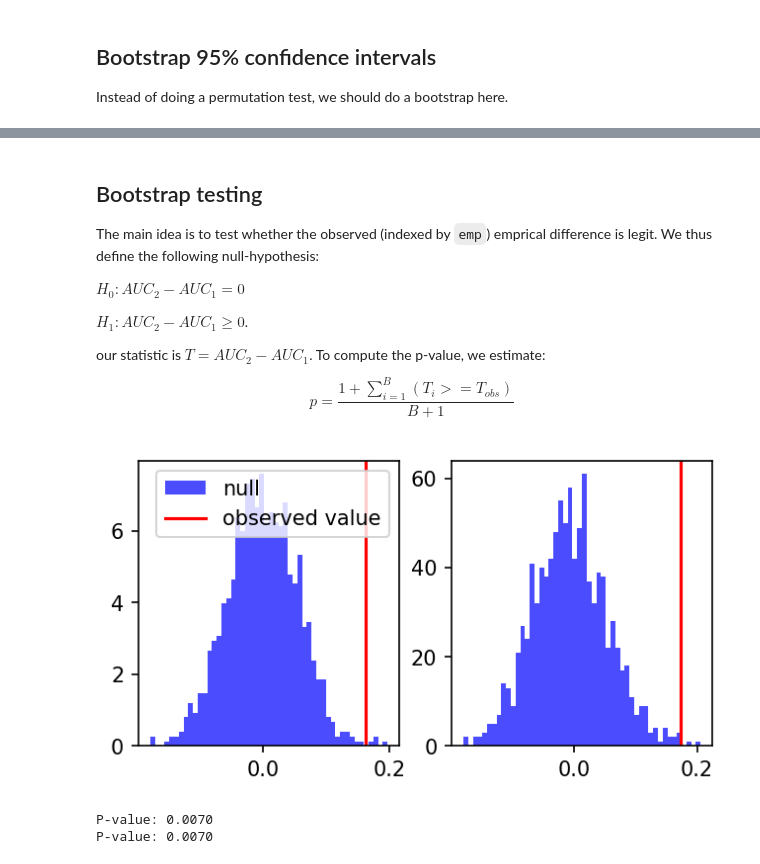
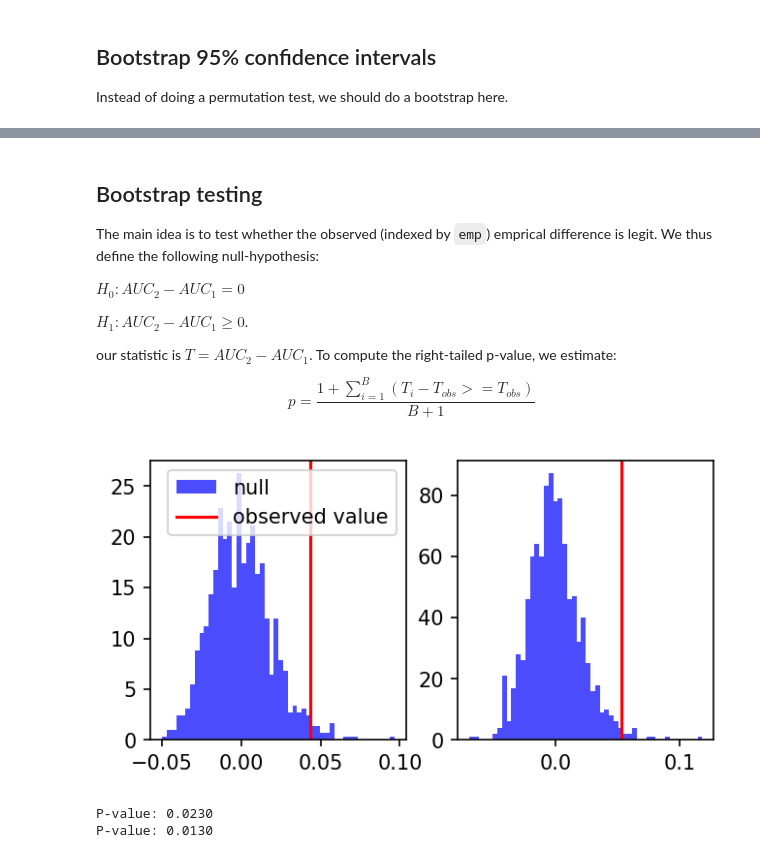
Before and after one commit to lext/ml-tutorials, a Jupyter notebook: Statistical_testing.ipynb, the cells around one changed output, grey strips where cells are left out. Cells and saved outputs as stored; diff of their text form; code cells hidden in the pictures.

```diff
--- a/Statistical_testing.ipynb
+++ b/Statistical_testing.ipynb
@@ -92,6 +102,10 @@ X = X.loc[~na_s].values
 y = 1*(y.loc[~na_s].values.squeeze() > 0)
 # %%
 X_train, X_test, y_train, y_test = train_test_split(X, y, test_size=0.3, stratify=y, random_state=SEED)
+# %%
+scaler = StandardScaler()
+X_train = scaler.fit_transform(X_train)
+X_test = scaler.transform(X_test)
 # %%
 print("Train size: ", X_train.shape[0])
 print("Test size: ", X_test.shape[0])
@@ -99,15 +113,11 @@ print("Test size: ", X_test.shape[0])
 Train size:  207
 Test size:  90
 # %%
-#scaler = StandardScaler()
-#X_train_sc = scaler.fit_transform(X_train)
-#X_test_sc = scaler.fit_transform(X_test)
-
-cls_1 = KNeighborsClassifier(n_neighbors=15)
+cls_1 = KNeighborsClassifier(n_neighbors=3)
 cls_1.fit(X_train, y_train)
 probs_1 = cls_1.predict_proba(X_test)[:, 1]
 
-cls_2 =  GradientBoostingClassifier(n_estimators=100, random_state=SEED)
+cls_2 =  KNeighborsClassifier(n_neighbors=9)
 cls_2.fit(X_train, y_train)
 probs_2 = cls_2.predict_proba(X_test)[:, 1]
 # %% [markdown]
@@ -144,17 +154,21 @@ n_samples = y_test.shape[0]
 combined_preds = np.hstack((probs_1, probs_2))
 
 for i in tqdm(range(n_permutations), total=n_permutations, desc="Permuting"):
-    ind = np.random.choice(combined_preds.shape[0], combined_preds.shape[0], replace=False)
+    # Create a random boolean mask. True means we swap predictions for that sample.
+    swap_mask = np.random.randint(0, 2, size=n_samples, dtype=bool)
 
-    shuffled_preds_1 = combined_preds[ind][:n_samples]
-    shuffled_preds_2 = combined_preds[ind][n_samples:]
+    # Use the mask to create the new shuffled prediction arrays
+    shuffled_preds_1 = np.where(swap_mask, probs_2, probs_1)
+    shuffled_preds_2 = np.where(swap_mask, probs_1, probs_2)
 
+    # Calculate metrics on the correctly permuted predictions
     auc_1 = roc_auc_score(y_test, shuffled_preds_1)
     auc_2 = roc_auc_score(y_test, shuffled_preds_2)
 
     ap_1 = average_precision_score(y_test, shuffled_preds_1)
     ap_2 = average_precision_score(y_test, shuffled_preds_2)
 
+    # Store the difference from this permutation
     auc_array.append(auc_2 - auc_1)
     ap_array.append(ap_2 - ap_1)
 
@@ -164,7 +178,7 @@ plt.figure(figsize=(3, 3), dpi=150)
 plt.hist(auc_array, bins=50)
 plt.axvline(auc_diff_emp, color='red')
 plt.show()
-pval = np.mean(np.array(auc_array) > auc_diff_emp)
+pval = np.mean(np.array(auc_array) >= auc_diff_emp)
 print("P-val, AUC: ", pval)
 print("")
 
@@ -174,7 +188,7 @@ plt.figure(figsize=(3, 3), dpi=150)
 plt.hist(ap_array, bins=50)
 plt.axvline(ap_diff_emp, color='red')
 plt.show()
-pval = np.mean(np.array(ap_array) > ap_diff_emp)
+pval = np.mean(np.array(ap_array) >= ap_diff_emp)
 print("P-val, AP: ", pval)
 # %% [output]
 == AUC ==
@@ -260,33 +274,33 @@ $H_0: AUC_2 - AUC_1 = 0$
 
 $H_1: AUC_2 - AUC_1 \geq 0$.
 
-our statistic is $T = AUC_2 - AUC_1$. To compute the p-value, we estimate:
+our statistic is $T = AUC_2 - AUC_1$. To compute the right-tailed p-value, we estimate:
 
-$$p= \frac{1 + \sum_{i=1}^B(T_i >= T_{obs})}{B + 1}$$
+$$p= \frac{1 + \sum_{i=1}^B(T_i - T_{obs}>= T_{obs})}{B + 1}$$
 # %%
 plt.figure(figsize=(5, 2.5), dpi=150)
 plt.subplot(121)
 
-null_distribution = auc_array[:, 1] - auc_array[:, 0] - auc_diff_emp
-plt.hist(null_distribution, bins=50, color='blue', alpha=0.7, label="null", density=True,)
+null_distribution_auc = auc_array[:, 1] - auc_array[:, 0] - auc_diff_emp
+plt.hist(null_distribution_auc, bins=50, color='blue', alpha=0.7, label="null", density=True,)
 plt.axvline(auc_diff_emp, color='red', label="observed value")
 plt.legend()
 plt.savefig("model_selection/auc_sd.pdf", bbox_inches="tight")
 plt.subplot(122)
 
-null_distribution = ap_array[:, 1] - ap_array[:, 0] - ap_diff_emp
-plt.hist(null_distribution, bins=50, color="blue", alpha=0.7, label="null")
+null_distribution_ap = ap_array[:, 1] - ap_array[:, 0] - ap_diff_emp
+plt.hist(null_distribution_ap, bins=50, color="blue", alpha=0.7, label="null")
 plt.axvline(ap_diff_emp, color='red', label="observed")
 #plt.legend()
 plt.savefig("model_selection/ap_sd.pdf", bbox_inches="tight")
 plt.show()
 
-p_auc = (1 + np.sum(null_distribution >= auc_diff_emp)) / null_distribution.shape[0]
+p_auc = (1 + np.sum(null_distribution_auc >= auc_diff_emp)) / null_distribution_auc.shape[0]
 print(f"P-value: {p_auc:.4f}")
 
-p_ap = (1 + np.sum(null_distribution >= ap_diff_emp)) / null_distribution.shape[0]
-print(f"P-value: {p_auc:.4f}")
+p_ap = (1 + np.sum(null_distribution_ap >= ap_diff_emp)) / null_distribution_ap.shape[0]
+print(f"P-value: {p_ap:.4f}")
 # %% [output]
-[figure, old version]
+[figure, new version]
-P-value: 0.0070
-P-value: 0.0070
+P-value: 0.0230
+P-value: 0.0130
```
Also changed, not shown: parts of 9 cells of this notebook.
